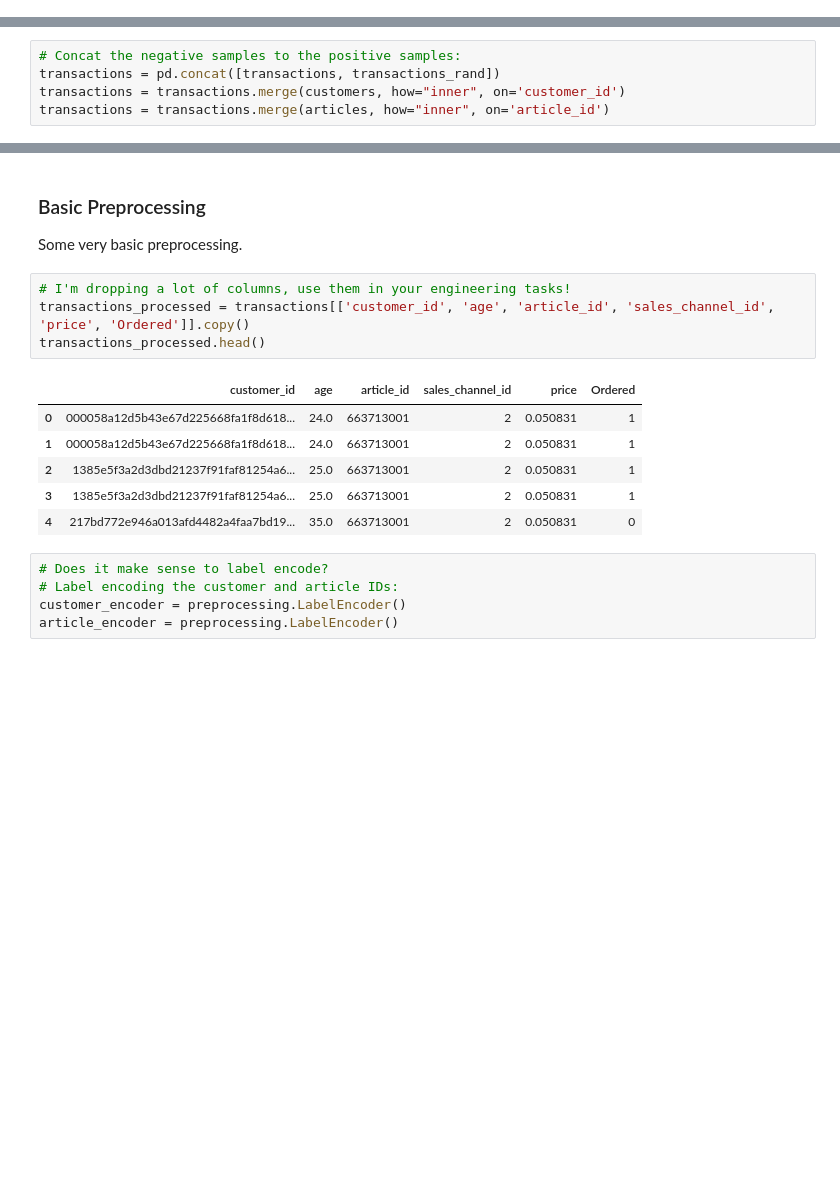
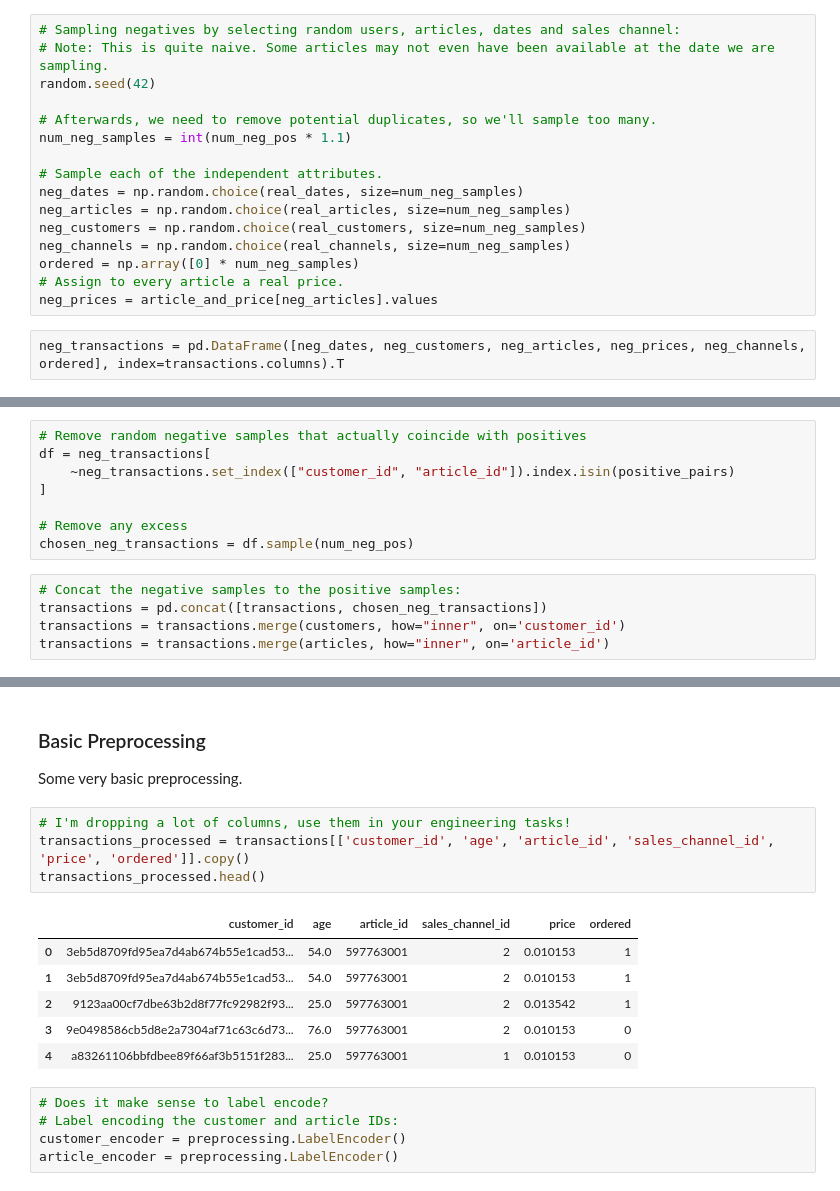
Before and after one commit to LienM/ai-project-22-23, a Jupyter notebook: TA's/lecture2.ipynb, the cells around one changed output, grey strips where cells are left out. Drawn from its saved outputs; the diff is of its cells as text; blank space fills up the shorter version.

Commit message:
Update negative sampling code in notebook

```diff
--- a/TA's/lecture2.ipynb
+++ b/TA's/lecture2.ipynb
@@ -143,0 +200,18 @@ transactions['Ordered'] = 1
+# %%
+# Sampling negatives by selecting random users, articles, dates and sales channel:
+# Note: This is quite naive. Some articles may not even have been available at the date we are sampling.
+random.seed(42)
+
+# Afterwards, we need to remove potential duplicates, so we'll sample too many.
+num_neg_samples = int(num_neg_pos * 1.1)
+
+# Sample each of the independent attributes.
+neg_dates = np.random.choice(real_dates, size=num_neg_samples)
+neg_articles = np.random.choice(real_articles, size=num_neg_samples)
+neg_customers = np.random.choice(real_customers, size=num_neg_samples)
+neg_channels = np.random.choice(real_channels, size=num_neg_samples)
+ordered = np.array([0] * num_neg_samples)
+# Assign to every article a real price.
+neg_prices = article_and_price[neg_articles].values
+# %%
+neg_transactions = pd.DataFrame([neg_dates, neg_customers, neg_articles, neg_prices, neg_channels, ordered], index=transactions.columns).T
@@ -177,6 +252,14 @@ transactions_rand.head()
+# %%
+# Remove random negative samples that actually coincide with positives
+df = neg_transactions[
+    ~neg_transactions.set_index(["customer_id", "article_id"]).index.isin(positive_pairs)
+]
+
+# Remove any excess
+chosen_neg_transactions = df.sample(num_neg_pos)
 # %%
 # Concat the negative samples to the positive samples:
-transactions = pd.concat([transactions, transactions_rand])
+transactions = pd.concat([transactions, chosen_neg_transactions])
 transactions = transactions.merge(customers, how="inner", on='customer_id')
 transactions = transactions.merge(articles, how="inner", on='article_id')
 # %%
@@ -204,15 +287,15 @@ memory usage: 17.5+ GB
 Some very basic preprocessing.
 # %%
 # I'm dropping a lot of columns, use them in your engineering tasks!
-transactions_processed = transactions[['customer_id', 'age', 'article_id', 'sales_channel_id', 'price', 'Ordered']].copy()
+transactions_processed = transactions[['customer_id', 'age', 'article_id', 'sales_channel_id', 'price', 'ordered']].copy()
 transactions_processed.head()
 # %% [output]
-|  | customer_id | age | article_id | sales_channel_id | price | Ordered |
-| 0 | 000058a12d5b43e67d225668fa1f8d618... | 24.0 | 663713001 | 2 | 0.050831 | 1 |
-| 1 | 000058a12d5b43e67d225668fa1f8d618... | 24.0 | 663713001 | 2 | 0.050831 | 1 |
-| 2 | 1385e5f3a2d3dbd21237f91faf81254a6... | 25.0 | 663713001 | 2 | 0.050831 | 1 |
-| 3 | 1385e5f3a2d3dbd21237f91faf81254a6... | 25.0 | 663713001 | 2 | 0.050831 | 1 |
-| 4 | 217bd772e946a013afd4482a4faa7bd19... | 35.0 | 663713001 | 2 | 0.050831 | 0 |
+|  | customer_id | age | article_id | sales_channel_id | price | ordered |
+| 0 | 3eb5d8709fd95ea7d4ab674b55e1cad53... | 54.0 | 597763001 | 2 | 0.010153 | 1 |
+| 1 | 3eb5d8709fd95ea7d4ab674b55e1cad53... | 54.0 | 597763001 | 2 | 0.010153 | 1 |
+| 2 | 9123aa00cf7dbe63b2d8f77fc92982f93... | 25.0 | 597763001 | 2 | 0.013542 | 1 |
+| 3 | 9e0498586cb5d8e2a7304af71c63c6d73... | 76.0 | 597763001 | 2 | 0.010153 | 0 |
+| 4 | a83261106bbfdbee89f66af3b5151f283... | 25.0 | 597763001 | 1 | 0.010153 | 0 |
 # %%
 # Does it make sense to label encode?
 # Label encoding the customer and article IDs:
```
Also changed, not shown: parts of 31 cells of this notebook.
